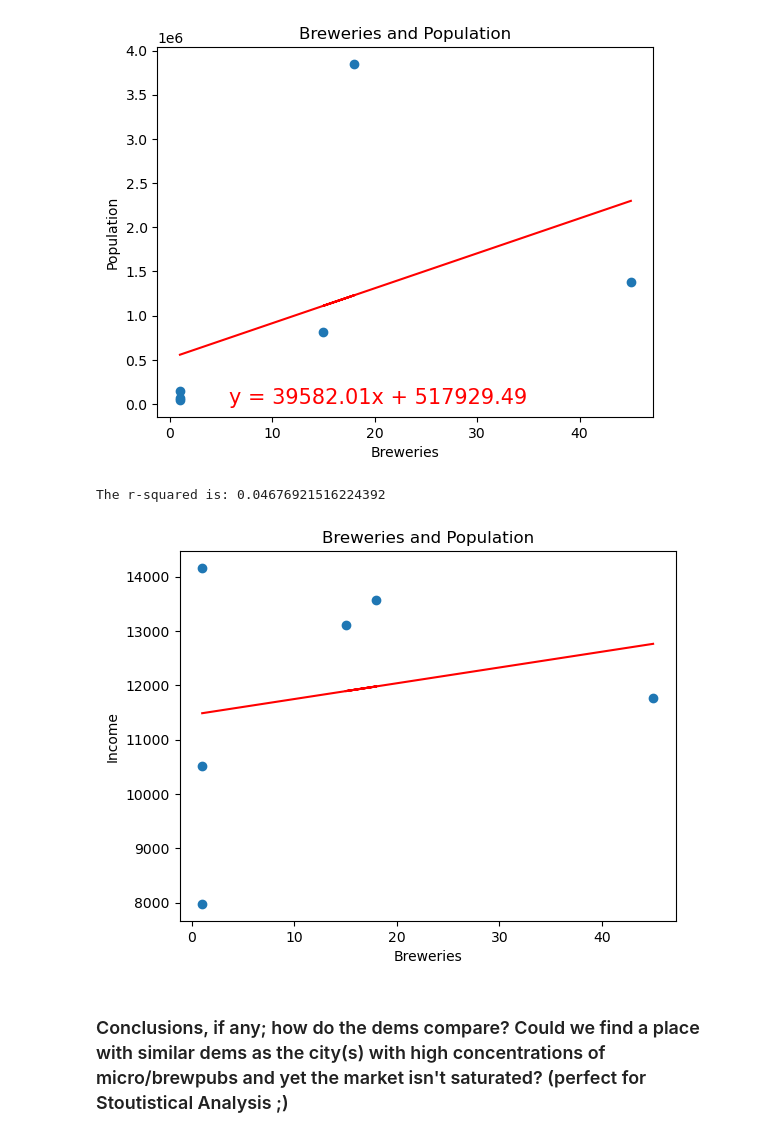
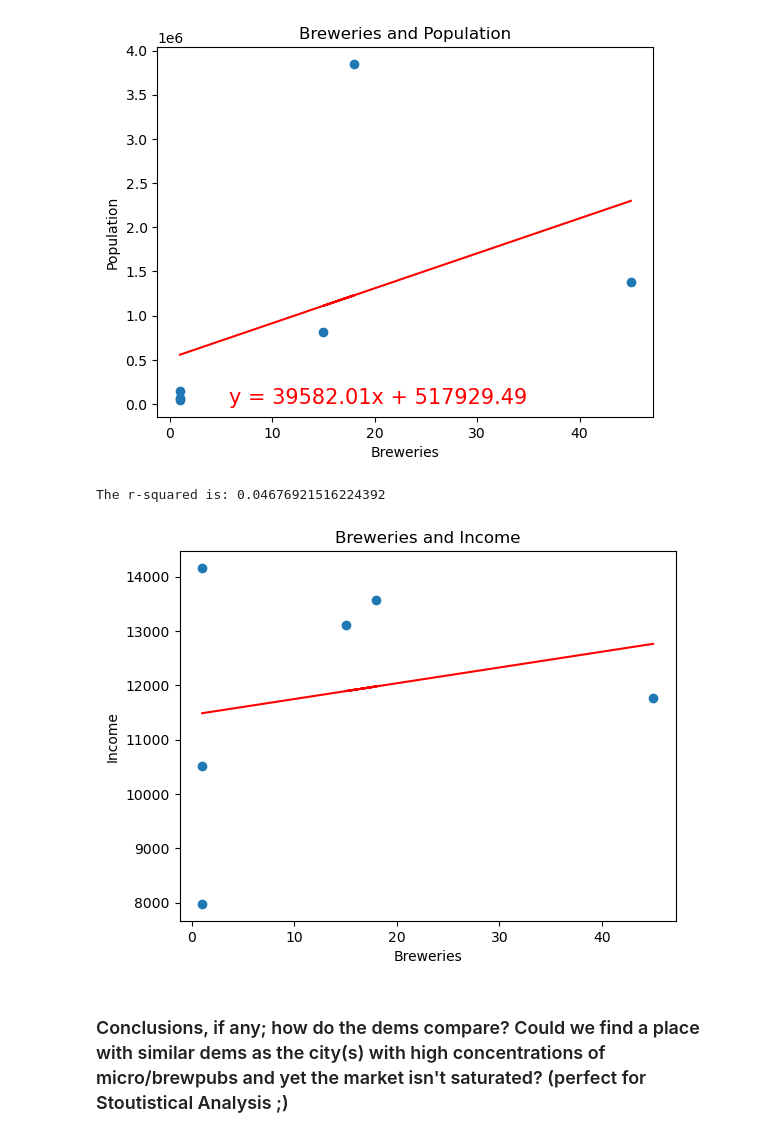
Before and after one commit to rpatel9877/project1, a Jupyter notebook: stoutistics_brew.ipynb, the cells around one changed output. Cells and saved outputs as stored; diff of their text form; code cells hidden in the pictures.

```diff
--- a/stoutistics_brew.ipynb
+++ b/stoutistics_brew.ipynb
@@ -1635,21 +1638,21 @@ The r-squared is: 0.2156795587460017
 # %%
 # Plot Breweries (micro) vs Income
 x_values = merged_correlation_df.iloc[:,0]
 y_values = merged_correlation_df.iloc[:,7]
 (slope, intercept, rvalue, pvalue, stderr) = linregress(x_values, y_values)
 regress_values = x_values * slope + intercept
 line_eq = "y = " + str(round(slope,2)) + "x + " + str(round(intercept,2))
 plt.scatter(x_values,y_values)
 plt.plot(x_values,regress_values,"r-")
 plt.annotate(line_eq,(5.8,0.8),fontsize=15,color="red")
-plt.title('Breweries and Population')
+plt.title('Breweries and Income')
 plt.xlabel('Breweries')
 plt.ylabel('Income')
 print(f"The r-squared is: {rvalue**2}")
 plt.savefig("final_figures/fig17_Breweries_vs_Income.png", bbox_inches="tight")
 plt.show()
 # %% [output]
 The r-squared is: 0.04676921516224392
-[figure, old version]
+[figure, new version]
 # %% [markdown]
 ### Conclusions, if any; how do the dems compare? Could we find a place with similar dems as the city(s) with high concentrations of micro/brewpubs and yet the market isn't saturated? (perfect for Stoutistical Analysis ;)
```
Also changed, not shown: parts of 6 cells of this notebook, 1 other file.
